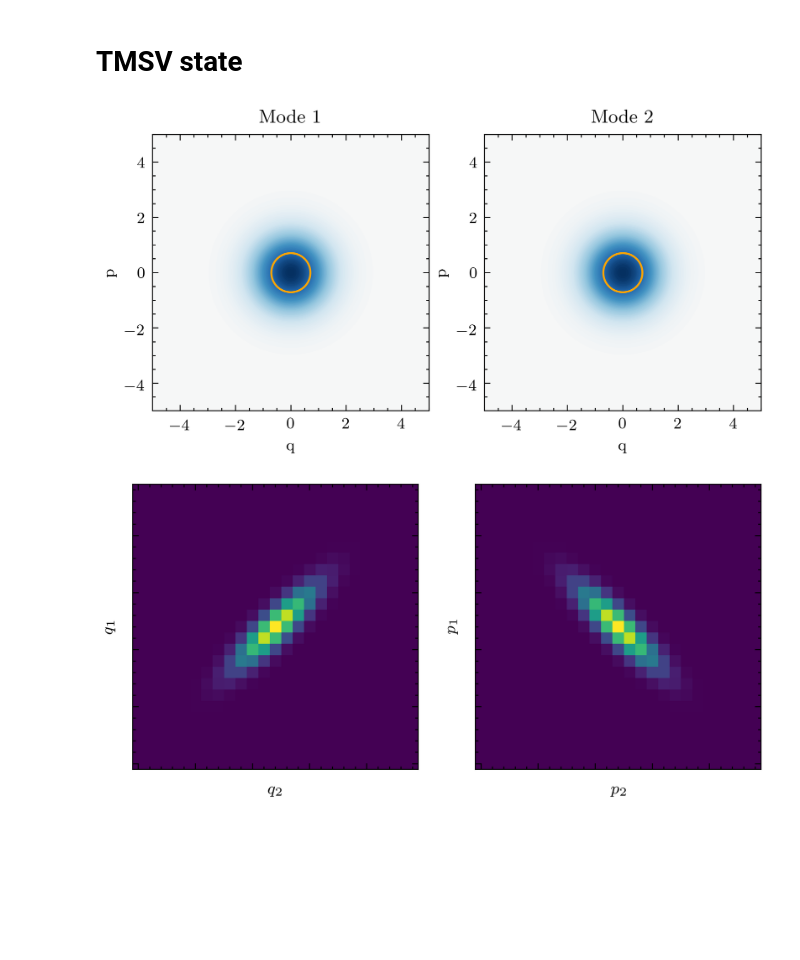
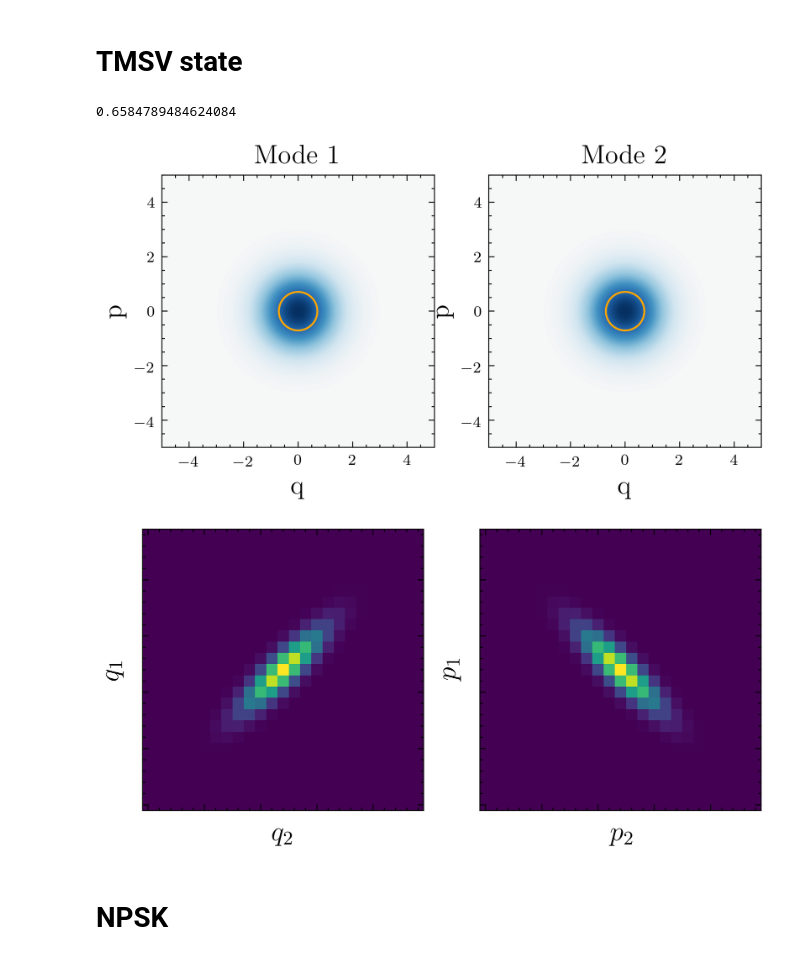
Before and after one commit to mtqoi/Thesis, a Jupyter notebook: Images/introduction/figures_introduction.ipynb, the cells around one changed output. Saved outputs shown, nothing was run; the diff lists cells and outputs as text; code cells hidden in the pictures; blank space fills up the shorter version.

Commit message:
Generated a bunch of extra figures for introduction. Added them to intro.

```diff
--- a/Images/introduction/figures_introduction.ipynb
+++ b/Images/introduction/figures_introduction.ipynb
@@ -114,6 +117,10 @@ def tmsv(barn, dims):
             _blankarray[n, m] = (np.tanh(_zeta)**(n + m)) * qt.tensor(qt.basis(dims, n), qt.basis(dims, n)) * qt.tensor(qt.basis(dims, m), qt.basis(dims, m)).trans()
 
     return np.sum(_prefactor * _blankarray)
+# %%
+barn2zeta(0.5)
+# %% [output]
+0.6584789484624084
 # %%
 barn=0.5
 dims=25
@@ -135,13 +142,18 @@ ax[0].set_xlabel("q")
 ax[0].set_ylabel("p")
 ax[1].set_xlabel("q")
 ax[1].set_ylabel("p")
-ax[0].set_title("Mode 1")
-ax[1].set_title("Mode 2")
+ax[0].set_title("Mode 1", fontsize=14)
+ax[1].set_title("Mode 2", fontsize=14)
 ax[0].set_aspect(1)
 ax[1].set_aspect(1)
 
 ax[0].autoscale(tight=True)
 ax[1].autoscale(tight=True)
+
+ax[0].xaxis.label.set_size(14)
+ax[0].yaxis.label.set_size(14)
+ax[1].xaxis.label.set_size(14)
+ax[1].yaxis.label.set_size(14)
 
 X, Y = np.meshgrid(xvec, xvec)
 F = X**2 + Y**2 - 0.5
@@ -151,7 +163,7 @@ ax[1].contour(X,Y,F,[0], colors=["orange"])
 # fig.savefig('tmsv_wigner.pdf')
 fig.savefig('tmsv_wigner.png', dpi=300)
 # %% [output]
-[figure, old version]
+[figure, new version]
 # %%
 rho = tmsv_state
 dims = rho.dims[0][0]
@@ -177,31 +189,39 @@ mymatX = [[0 for x in np.arange(dims)] for y in np.arange(dims)]
 for i in np.arange(dims):
     for j in np.arange(dims):
         mymatX[i][j] = np.real((x_1_eigenstates[i] * x_2_eigenstates[j] * rho).tr())
 
 
 mymatP = [[0 for x in np.arange(dims)] for y in np.arange(dims)]
 for i in np.arange(dims):
     for j in np.arange(dims):
         mymatP[i][j] = np.real((p_1_eigenstates[i] * p_2_eigenstates[j] * rho).tr())
 
 fig, axes = plt.subplots(1, 2, figsize=(2*x, x))
 
 xplot = axes[0].imshow(np.array(mymatX), origin=0)#extent=[x_2_min, x_2_max, x_1_min, x_1_max])
 pplot = axes[1].imshow(np.array(mymatP), origin=0)# extent=[p_2_min, p_2_max, p_1_min, p_1_max])
 axes[0].set_aspect(1)
 axes[1].set_aspect(1)
 
 axes[0].set_xlabel("$q_2$")
 axes[0].set_ylabel("$q_1$")
 axes[1].set_xlabel("$p_2$")
 axes[1].set_ylabel("$p_1$")
 
 axes[0].set_yticklabels([])
 axes[0].set_xticklabels([])
 axes[1].set_yticklabels([])
 axes[1].set_xticklabels([])
 
+axes[0].xaxis.label.set_size(14)
+axes[0].yaxis.label.set_size(14)
+
+axes[1].xaxis.label.set_size(14)
+axes[1].yaxis.label.set_size(14)
+
 # fig.savefig('tmsv_histogram.pdf')
 fig.savefig('tmsv_histogram.png', dpi=300)
 # %% [output]
-[figure, old version]
+[figure, new version]
+# %% [markdown]
+# NPSK
```
Also changed, not shown: parts of 15 cells of this notebook, 5 other files.
